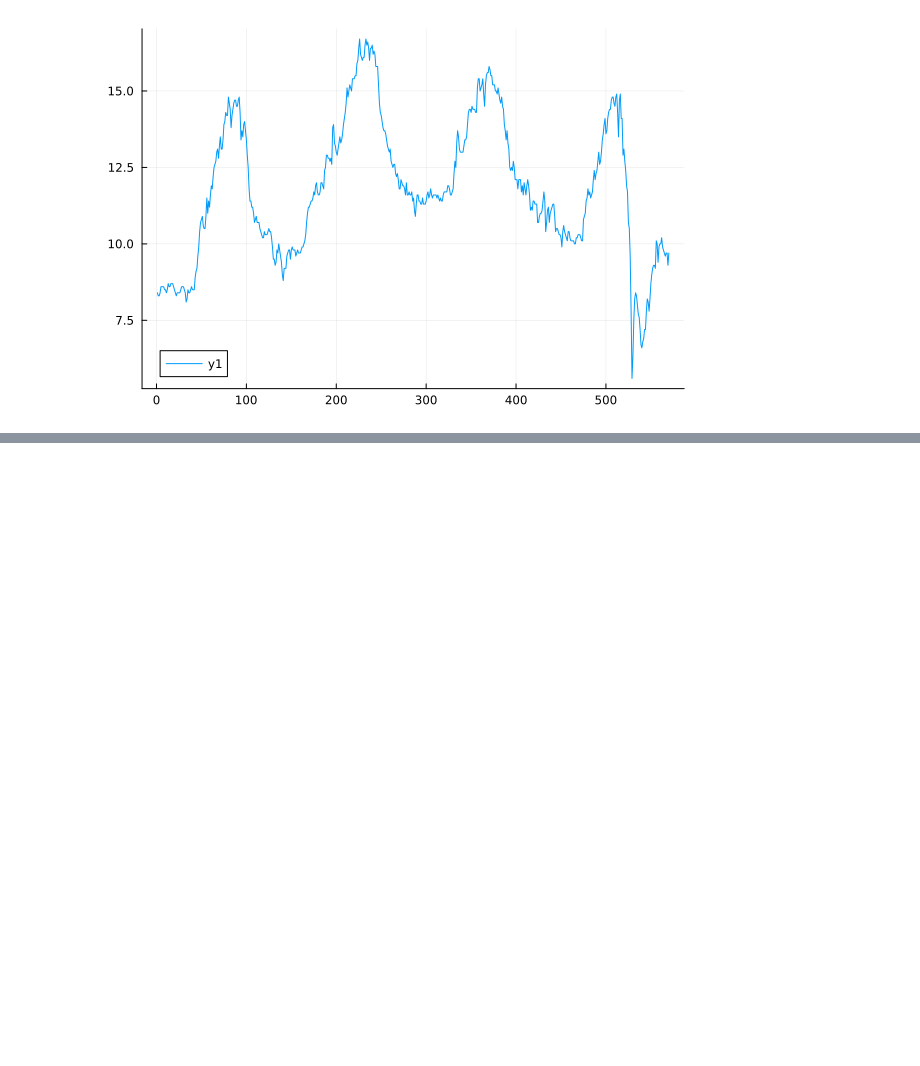
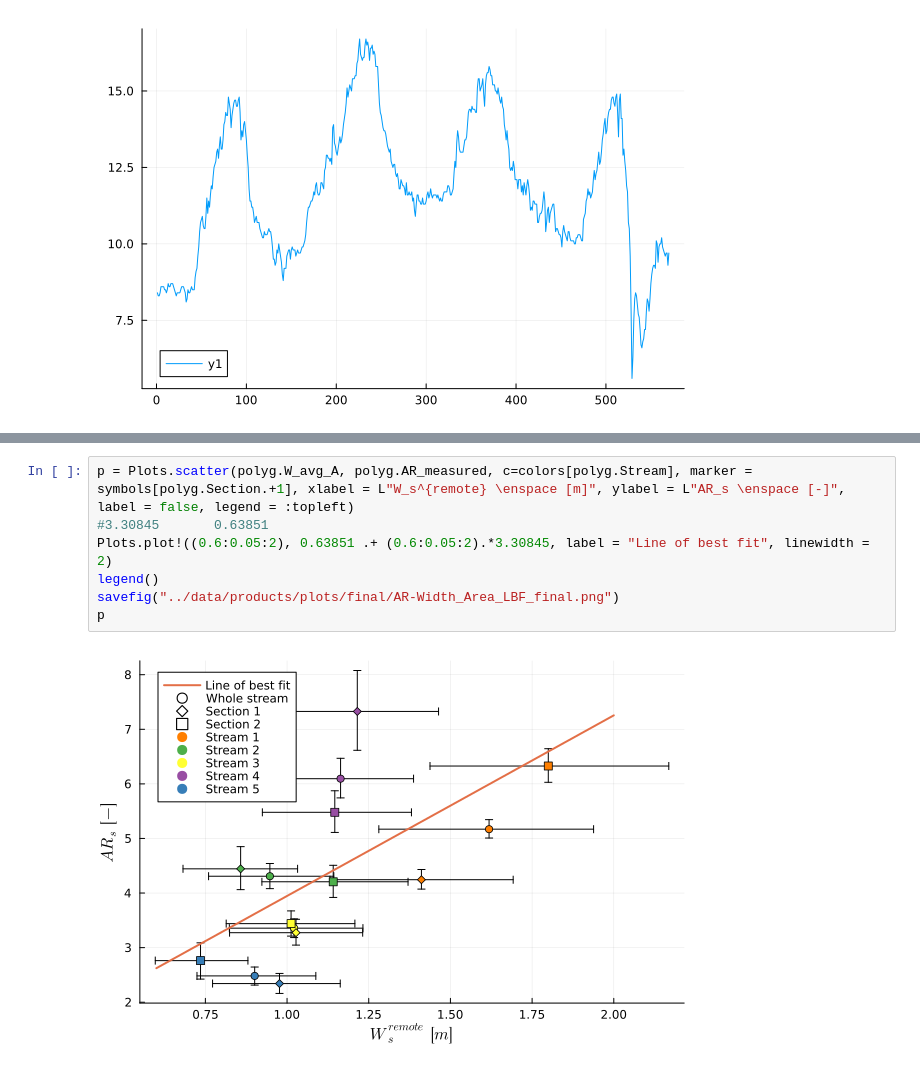
Before and after one commit to cherold01/SupraglacialStreamsAletsch, a Jupyter notebook: notebooks/7_Plotgenerator.ipynb, the cells around one changed output, grey strips where cells are left out. Saved outputs shown, nothing was run; the diff lists cells and outputs as text; blank space fills up the shorter version.

```diff
--- a/notebooks/7_Plotgenerator.ipynb
+++ b/notebooks/7_Plotgenerator.ipynb
@@ -262,0 +284,9 @@ Plots.plot(met.TL[3031:end])
+# %%
+p = Plots.scatter(polyg.W_avg_A, polyg.AR_measured, c=colors[polyg.Stream], marker = symbols[polyg.Section.+1], xlabel = L"W_s^{remote} \enspace [m]", ylabel = L"AR_s \enspace [-]", label = false, legend = :topleft)
+#3.30845       0.63851
+Plots.plot!((0.6:0.05:2), 0.63851 .+ (0.6:0.05:2).*3.30845, label = "Line of best fit", linewidth = 2)
+legend()
+savefig("../data/products/plots/final/AR-Width_Area_LBF_final.png")
+p
+# %% [output]
+[figure, added]
```
Also changed, not shown: parts of 10 cells of this notebook.
